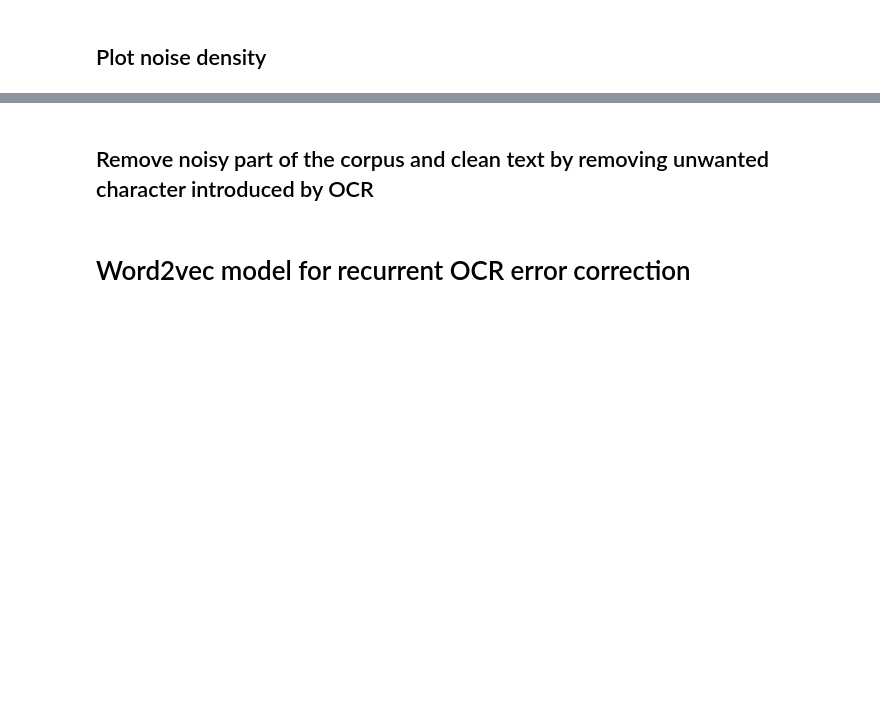
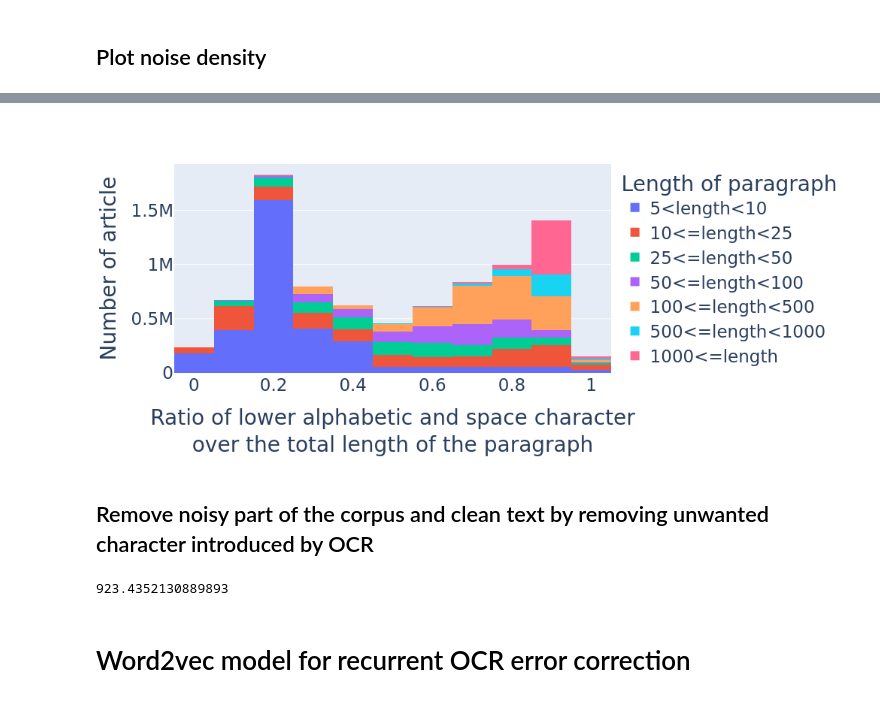
Before and after one commit to GuilhemSicard/Future-Anxiety, a Jupyter notebook: DataCleaning.ipynb, the cells around one changed output, grey strips where cells are left out. Cells and saved outputs as stored; diff of their text form; code cells hidden in the pictures; blank space fills up the shorter version.

```diff
--- a/DataCleaning.ipynb
+++ b/DataCleaning.ipynb
@@ -253,3 +305,11 @@ le_figaro_paragraph.to_csv('data/le_figaro_paragraph.csv',index=False)
+# %%
+'''gc.collect()
+le_figaro_paragraph = textDf.copy().explode('content')
+le_figaro_paragraph = le_figaro_paragraph[~le_figaro_paragraph.content.isna()]
+(le_figaro_paragraph['paragraphNum'],
+ le_figaro_paragraph['content'],
+ le_figaro_paragraph['alphaRatio']) = zip(*le_figaro_paragraph.content)
+le_figaro_paragraph.to_csv('data/le_figaro_paragraph.csv',index=False)'''
 # %%
 def label(x):
     if x <10 :
@@ -282,11 +370,28 @@ Image(img.to_image(format="png", width=1000, height=450))
+# %%
+img = px.histogram(le_figaro_paragraph[(le_figaro_paragraph['len'] > 5)].sort_values('len'), x = 'alphaRatio', color='lenLabel', nbins = 20)
+img.update_layout(
+    #title="Plot Title",
+    xaxis_title="Ratio of lower alphabetic and space character<br>over the total length of the paragraph",
+    yaxis_title="Number of article",
+    font_size = 23,
+    legend_title="Length of paragraph",
+)
+del le_figaro_paragraph
+Image(img.to_image(format="png", width=1000, height=450))
+# %% [output]
+[figure, added]
 # %% [markdown]
 ## Remove noisy part of the corpus and clean text by removing unwanted character introduced by OCR
 # %%
-t = time.time()
+'''t = time.time()
+gc.collect()
 textDf.content = textDf.content.apply(textCleaner.filterParagraphs)
-textDf = textDf.explode('content')
+textDf = textDf.drop(columns=['OCR confidence']).explode('content')
 textDf = textDf[~textDf.content.isna()]
 textDf['contentID'], textDf['content'] = zip(*textDf.content)
 textDf = textDf[~textDf.content.isna()].reset_index().drop(columns='index')
-textDf = textDf[textDf.content.apply(len)>25]
-print(t - time.time())
+textDf = textDf[textDf.content.apply(len)>25].copy()
+print(len(textDf))
+print(time.time()-t)'''
+# %% [output]
+923.4352130889893
```
Also changed, not shown: parts of 55 cells of this notebook, 2 other files.
